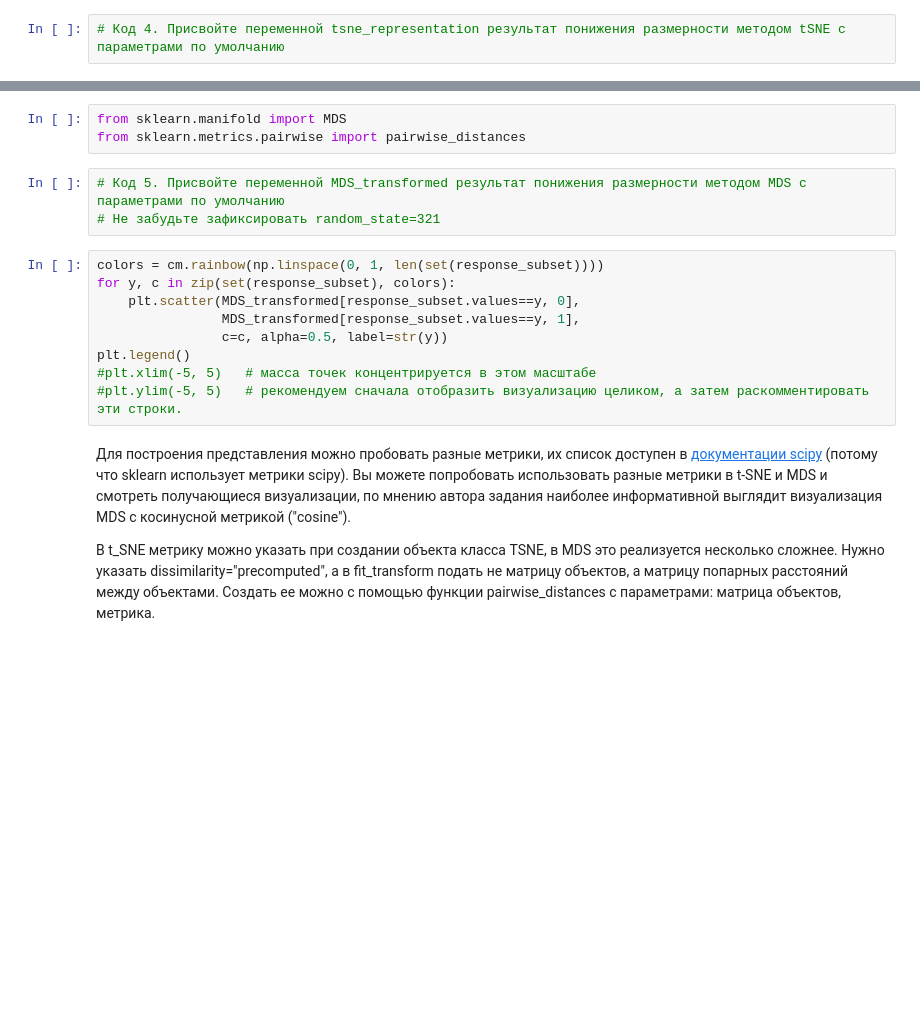
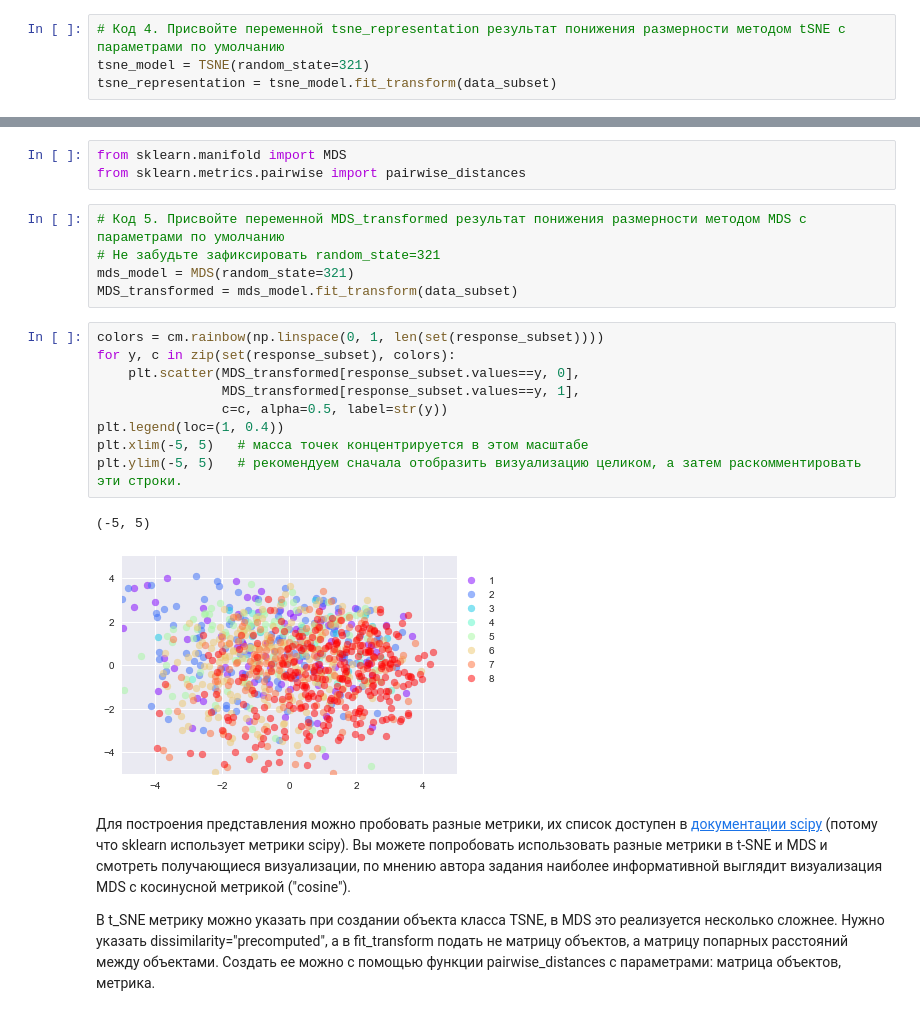
Before and after one commit to kirrlix1994/specialization_yandex_and_mipt, a Jupyter notebook: 3-unsupervised-learning/assignments/c3_w3_Visualization.ipynb, the cells around one changed output, grey strips where cells are left out. Saved outputs shown, nothing was run; the diff lists cells and outputs as text; blank space fills up the shorter version.

```diff
--- a/3-unsupervised-learning/assignments/c3_w3_Visualization.ipynb
+++ b/3-unsupervised-learning/assignments/c3_w3_Visualization.ipynb
@@ -307,3 +323,5 @@ import matplotlib.cm as cm # импортируем цветовые схемы,
 Методы понижения размерности имеют такой же интерфейс, как классификаторы и регрессоры. Для построения визуализации t-SNE нужно создать объект класса и вызвать его метод fit_transform, который вернет матрицу размера число объектов x новая размерность; по умолчанию новая размерность равна 2. Выполните эти действия и запишите результат работы метода в переменную tsne_representation. Рекомендуем ознакомиться с параметрами метода на [странице документации TSNE](http://scikit-learn.org/stable/modules/generated/sklearn.manifold.TSNE.html#sklearn.manifold.TSNE). <font color="red"> Зафиксируйте случайное приближение random_state=321, чтобы результат визуализации у всех был одинаковый. </font>
 # %%
 # Код 4. Присвойте переменной tsne_representation результат понижения размерности методом tSNE с параметрами по умолчанию
+tsne_model = TSNE(random_state=321)
+tsne_representation = tsne_model.fit_transform(data_subset)
@@ -323,15 +354,20 @@ from sklearn.metrics.pairwise import pairwise_distances
 # %%
 # Код 5. Присвойте переменной MDS_transformed результат понижения размерности методом MDS с параметрами по умолчанию
 # Не забудьте зафиксировать random_state=321
+mds_model = MDS(random_state=321)
+MDS_transformed = mds_model.fit_transform(data_subset)
 # %%
 colors = cm.rainbow(np.linspace(0, 1, len(set(response_subset))))
 for y, c in zip(set(response_subset), colors):
     plt.scatter(MDS_transformed[response_subset.values==y, 0],
                 MDS_transformed[response_subset.values==y, 1],
                 c=c, alpha=0.5, label=str(y))
-plt.legend()
-#plt.xlim(-5, 5)   # масса точек концентрируется в этом масштабе
-#plt.ylim(-5, 5)   # рекомендуем сначала отобразить визуализацию целиком, а затем раскомментировать эти строки.
+plt.legend(loc=(1, 0.4))
+plt.xlim(-5, 5)   # масса точек концентрируется в этом масштабе
+plt.ylim(-5, 5)   # рекомендуем сначала отобразить визуализацию целиком, а затем раскомментировать эти строки.
+# %% [output]
+(-5, 5)
+[figure, added]
 # %% [markdown]
 Для построения представления можно пробовать разные метрики, их список доступен в [документации scipy](http://docs.scipy.org/doc/scipy-0.14.0/reference/generated/scipy.spatial.distance.pdist.html) (потому что sklearn использует метрики scipy). Вы можете попробовать использовать разные метрики в t-SNE и MDS и смотреть получающиеся визуализации, по мнению автора задания наиболее информативной выглядит визуализация MDS c косинусной метрикой ("cosine").
 
```
Also changed, not shown: parts of 24 cells of this notebook.
